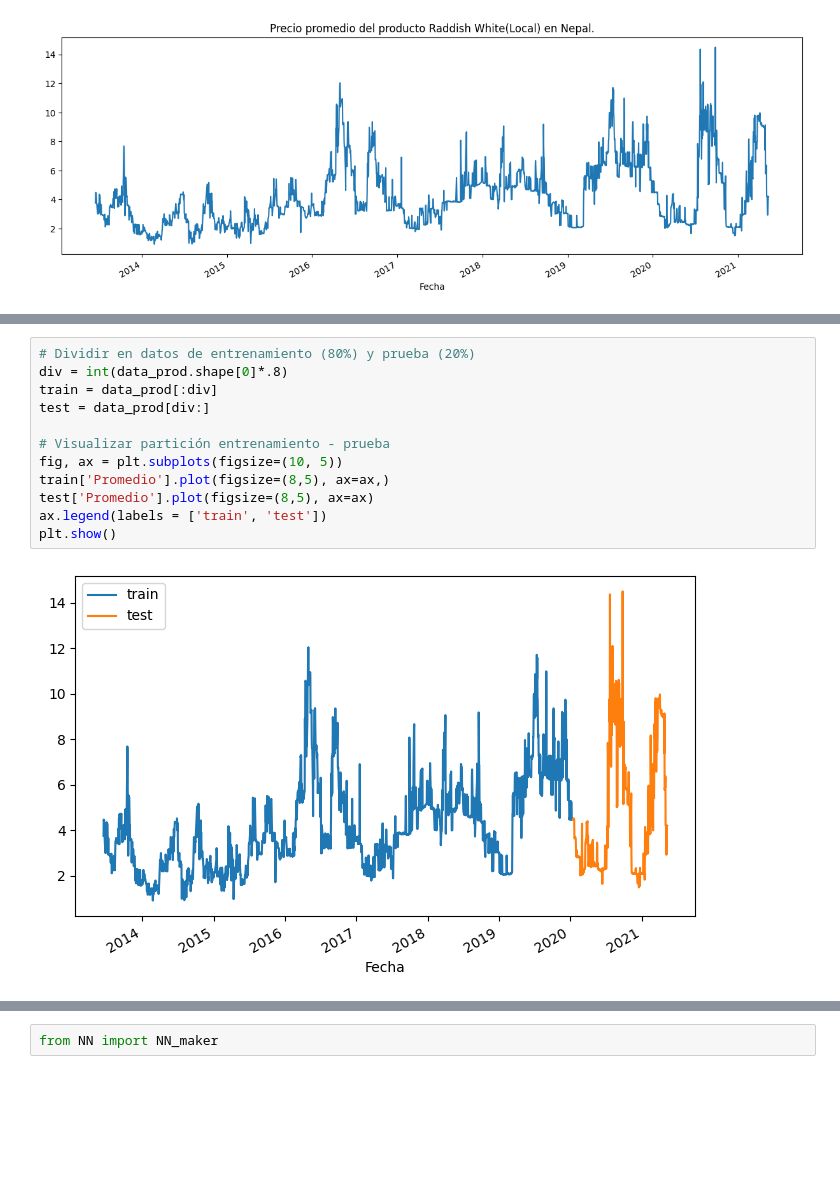
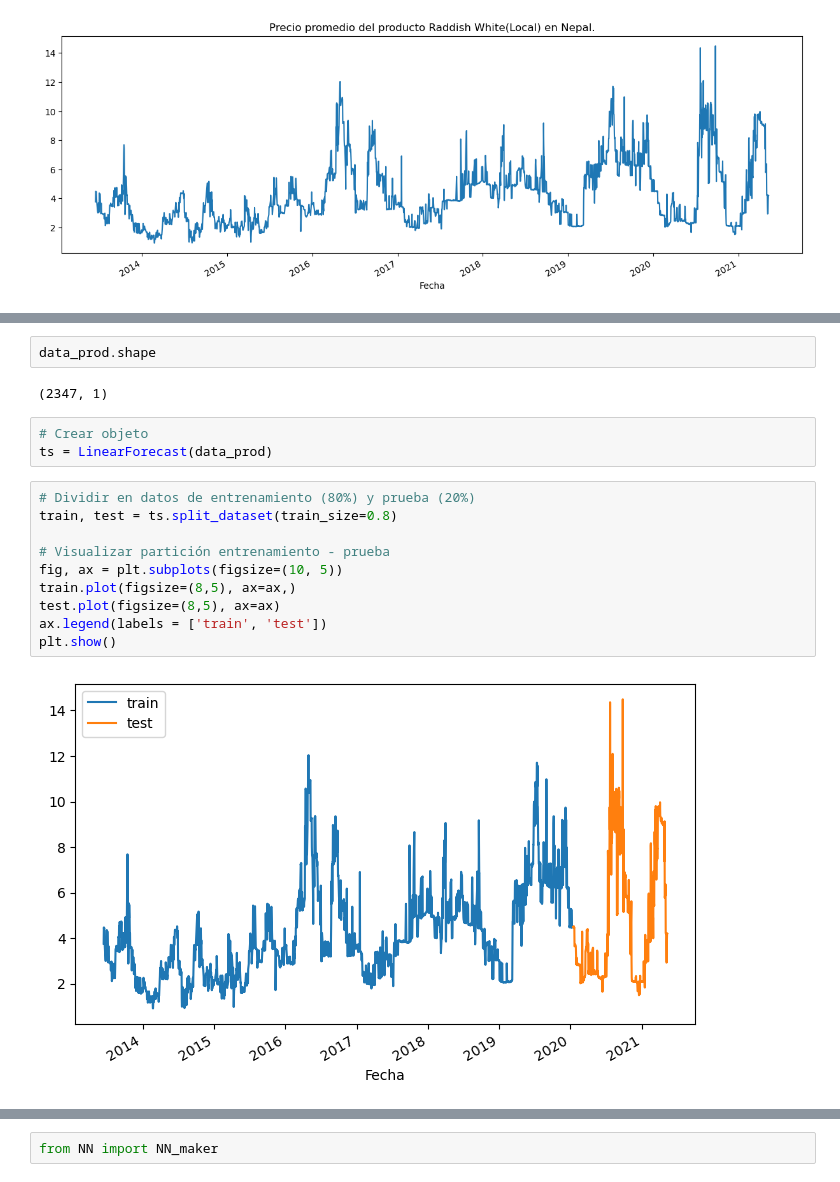
Before and after one commit to paucardenasg/Proyecto_MNLP, a Jupyter notebook: Proyecto_Final.ipynb, the cells around one changed output, grey strips where cells are left out. Cells and saved outputs as stored; diff of their text form; blank space fills up the shorter version.

```diff
--- a/Proyecto_Final.ipynb
+++ b/Proyecto_Final.ipynb
@@ -233,15 +222,20 @@ data_prod
-# %%
-# Dividir en datos de entrenamiento (80%) y prueba (20%)
-div = int(data_prod.shape[0]*.8)
-train = data_prod[:div]
-test = data_prod[div:]
-
-# Visualizar partición entrenamiento - prueba
-fig, ax = plt.subplots(figsize=(10, 5))
-train['Promedio'].plot(figsize=(8,5), ax=ax,)
-test['Promedio'].plot(figsize=(8,5), ax=ax)
-ax.legend(labels = ['train', 'test'])
-plt.show()
-# %% [output]
-[figure, removed]
+# %%
+data_prod.shape
+# %% [output]
+(2347, 1)
+# %%
+# Crear objeto
+ts = LinearForecast(data_prod)
+# %%
+# Dividir en datos de entrenamiento (80%) y prueba (20%)
+train, test = ts.split_dataset(train_size=0.8)
+
+# Visualizar partición entrenamiento - prueba
+fig, ax = plt.subplots(figsize=(10, 5))
+train.plot(figsize=(8,5), ax=ax,)
+test.plot(figsize=(8,5), ax=ax)
+ax.legend(labels = ['train', 'test'])
+plt.show()
+# %% [output]
+[figure, added]
 # %%
```
Also changed, not shown: parts of 39 cells of this notebook.
